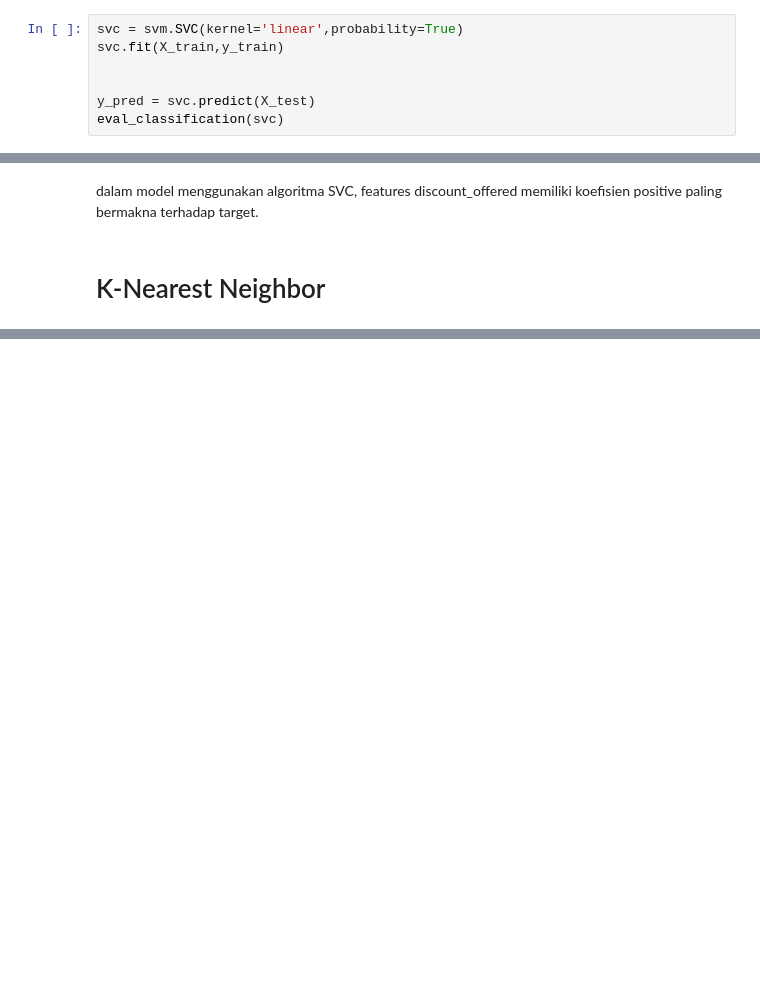
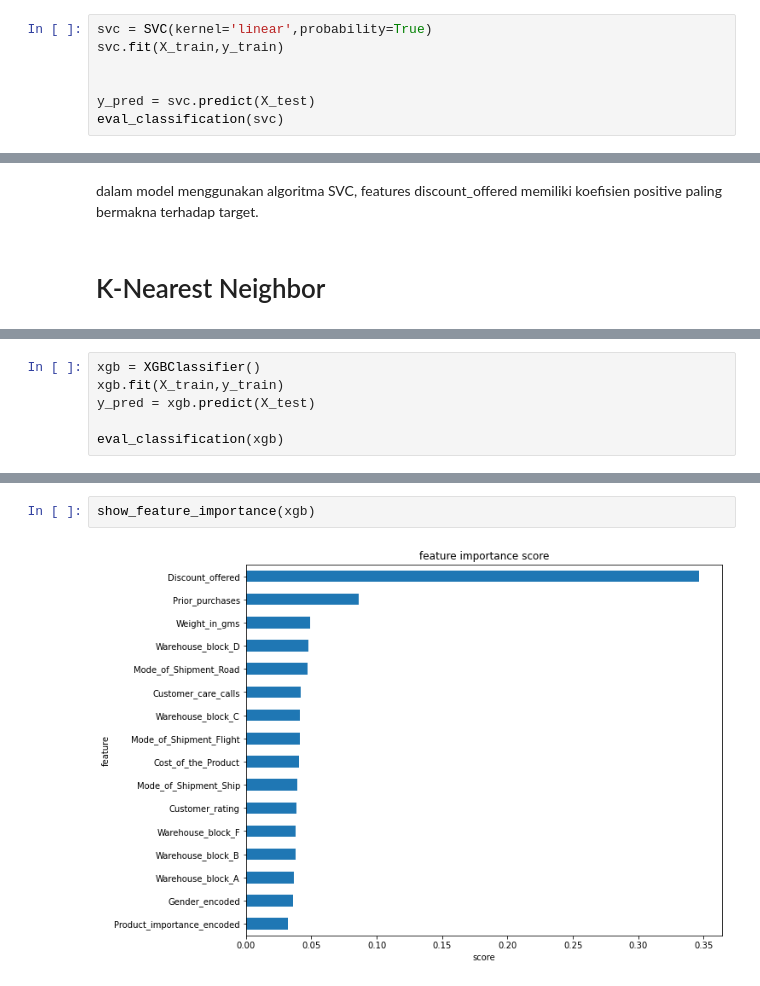
Before and after one commit to agastyaharta/Data_Slinging_Slasher, a Jupyter notebook: STAGE_3/Template_All_Classification/Template_Modelling_X_train.ipynb, the cells around one changed output, grey strips where cells are left out. Drawn from its saved outputs; the diff is of its cells as text; blank space fills up the shorter version.

```diff
--- a/STAGE_3/Template_All_Classification/Template_Modelling_X_train.ipynb
+++ b/STAGE_3/Template_All_Classification/Template_Modelling_X_train.ipynb
@@ -264,7 +271,7 @@ show_feature_importance(rf)
 # %% [markdown]
 # Support Vector Classification - SVM (Afif)
 # %%
-svc = svm.SVC(kernel='linear',probability=True)
+svc = SVC(kernel='linear',probability=True)
 svc.fit(X_train,y_train)
 
 
@@ -288,0 +324,6 @@ dalam model menggunakan algoritma SVC, features discount_offered memiliki koefis
+# %%
+xgb = XGBClassifier()
+xgb.fit(X_train,y_train)
+y_pred = xgb.predict(X_test)
+
+eval_classification(xgb)
@@ -288,0 +348,4 @@ dalam model menggunakan algoritma SVC, features discount_offered memiliki koefis
+# %%
+show_feature_importance(xgb)
+# %% [output]
+[figure, added]
```
Also changed, not shown: parts of 14 cells of this notebook, 2 other files.
